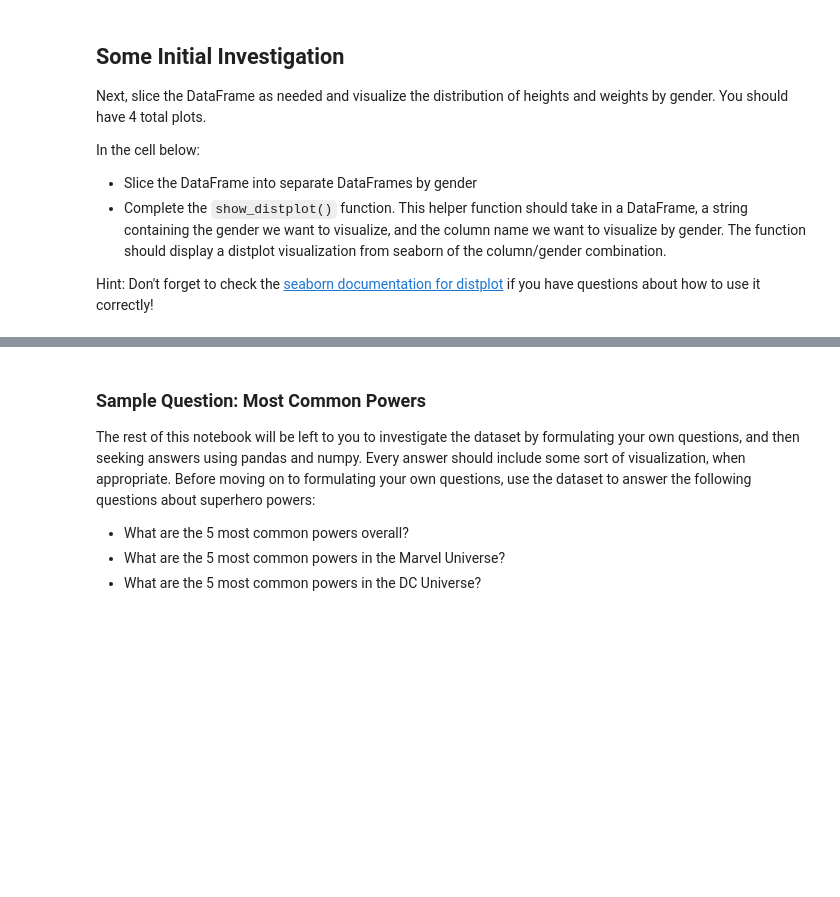
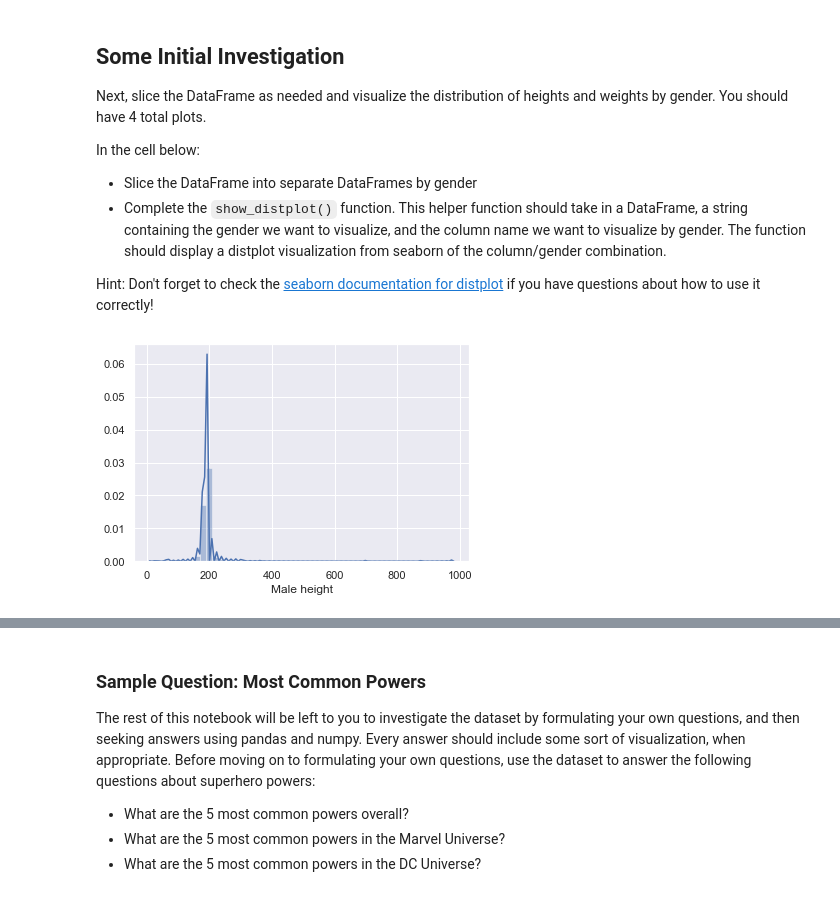
Before and after one commit to Jesse989/dsc-data-cleaning-project-onl01-dtsc-ft-030220, a Jupyter notebook: index.ipynb, the cells around one changed output, grey strips where cells are left out. Saved outputs shown, nothing was run; the diff lists cells and outputs as text; code cells hidden in the pictures; blank space fills up the shorter version.

```diff
--- a/index.ipynb
+++ b/index.ipynb
@@ -515,2 +541,11 @@ def show_distplot(dataframe, gender, column_name):
+# %%
+import seaborn as sns
+sns.set(style="darkgrid")
+# %%
+def show_distplot(dataframe, gender, column_name):
+    sns.distplot(dataframe[column_name], axlabel=gender+' '+column_name)
 # %%
 # Male Height
+show_distplot(male_heroes, 'Male', 'height')
+# %% [output]
+[figure, added]
```
Also changed, not shown: parts of 32 cells of this notebook.
